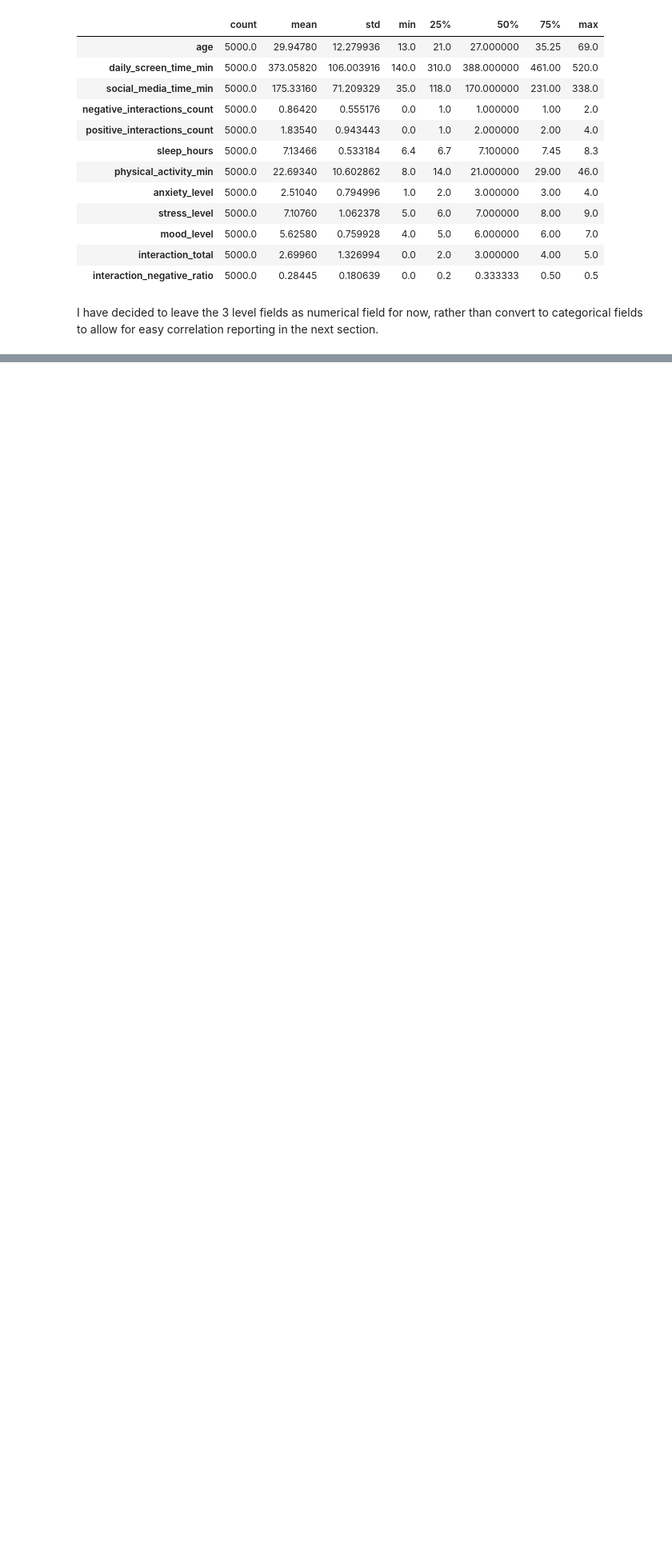
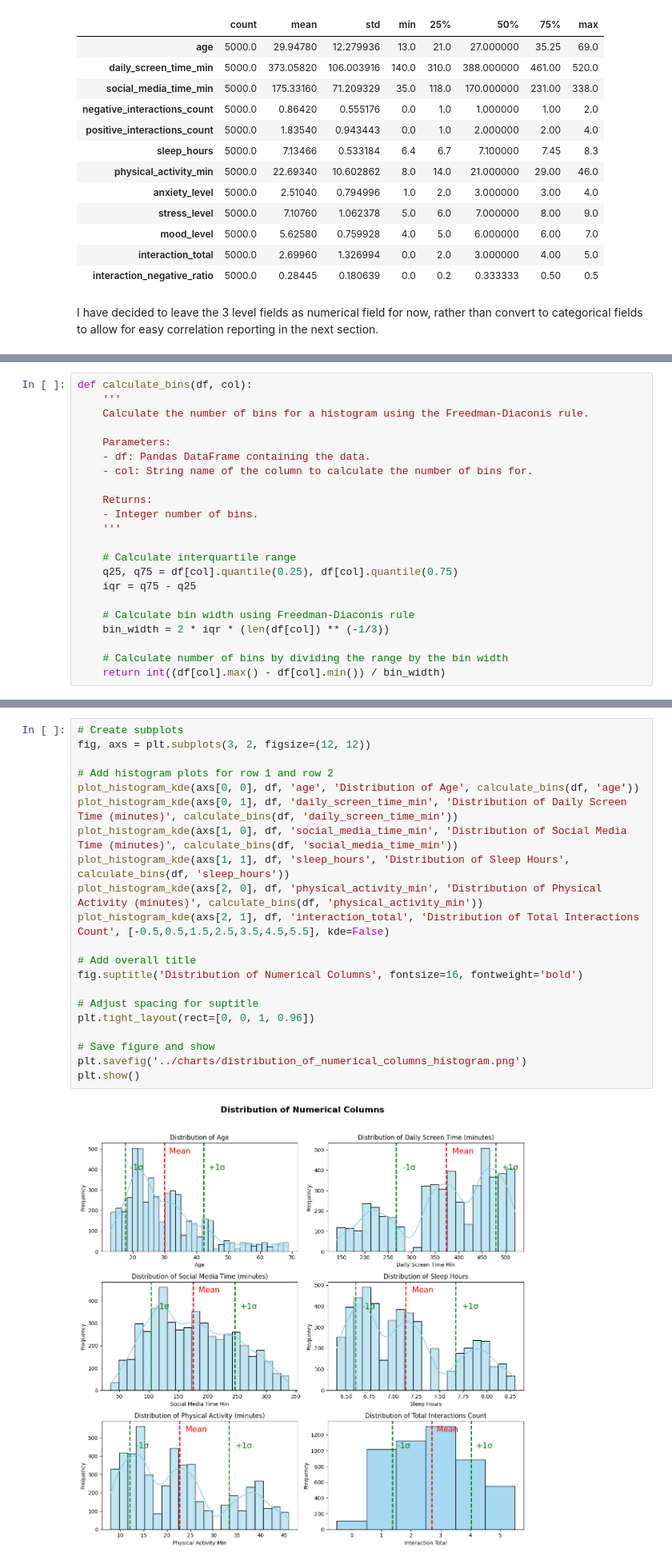
Before and after one commit to petedanielsmith/social-media-effect-on-mental-health, a Jupyter notebook: jupyter_notebooks/01_dataload_clean_and_look_at_distributions.ipynb, the cells around one changed output, grey strips where cells are left out. Shown: that part at 80% size. Saved outputs shown, nothing was run; the diff lists cells and outputs as text; blank space fills up the shorter version.

Commit message:
Add histogram and kde charts for the numerical columns (#14)

```diff
--- a/jupyter_notebooks/01_dataload_clean_and_look_at_distributions.ipynb
+++ b/jupyter_notebooks/01_dataload_clean_and_look_at_distributions.ipynb
@@ -319,0 +332,22 @@ I have decided to leave the 3 level fields as numerical field for now, rather th
+# %%
+def calculate_bins(df, col):
+    '''
+    Calculate the number of bins for a histogram using the Freedman-Diaconis rule.
+
+    Parameters:
+    - df: Pandas DataFrame containing the data.
+    - col: String name of the column to calculate the number of bins for.
+
+    Returns:
+    - Integer number of bins.
+    '''
+
+    # Calculate interquartile range
+    q25, q75 = df[col].quantile(0.25), df[col].quantile(0.75)
+    iqr = q75 - q25
+
+    # Calculate bin width using Freedman-Diaconis rule
+    bin_width = 2 * iqr * (len(df[col]) ** (-1/3))
+
+    # Calculate number of bins by dividing the range by the bin width
+    return int((df[col].max() - df[col].min()) / bin_width)
@@ -319,0 +394,23 @@ I have decided to leave the 3 level fields as numerical field for now, rather th
+# %%
+# Create subplots
+fig, axs = plt.subplots(3, 2, figsize=(12, 12))
+
+# Add histogram plots for row 1 and row 2
+plot_histogram_kde(axs[0, 0], df, 'age', 'Distribution of Age', calculate_bins(df, 'age'))
+plot_histogram_kde(axs[0, 1], df, 'daily_screen_time_min', 'Distribution of Daily Screen Time (minutes)', calculate_bins(df, 'daily_screen_time_min'))
+plot_histogram_kde(axs[1, 0], df, 'social_media_time_min', 'Distribution of Social Media Time (minutes)', calculate_bins(df, 'social_media_time_min'))
+plot_histogram_kde(axs[1, 1], df, 'sleep_hours', 'Distribution of Sleep Hours', calculate_bins(df, 'sleep_hours'))
+plot_histogram_kde(axs[2, 0], df, 'physical_activity_min', 'Distribution of Physical Activity (minutes)', calculate_bins(df, 'physical_activity_min'))
+plot_histogram_kde(axs[2, 1], df, 'interaction_total', 'Distribution of Total Interactions Count', [-0.5,0.5,1.5,2.5,3.5,4.5,5.5], kde=False)
+
+# Add overall title
+fig.suptitle('Distribution of Numerical Columns', fontsize=16, fontweight='bold')
+
+# Adjust spacing for suptitle
+plt.tight_layout(rect=[0, 0, 1, 0.96])
+
+# Save figure and show
+plt.savefig('../charts/distribution_of_numerical_columns_histogram.png')
+plt.show()
+# %% [output]
+[figure, added]
```
Also changed, not shown: parts of 5 cells of this notebook, 1 other file.
